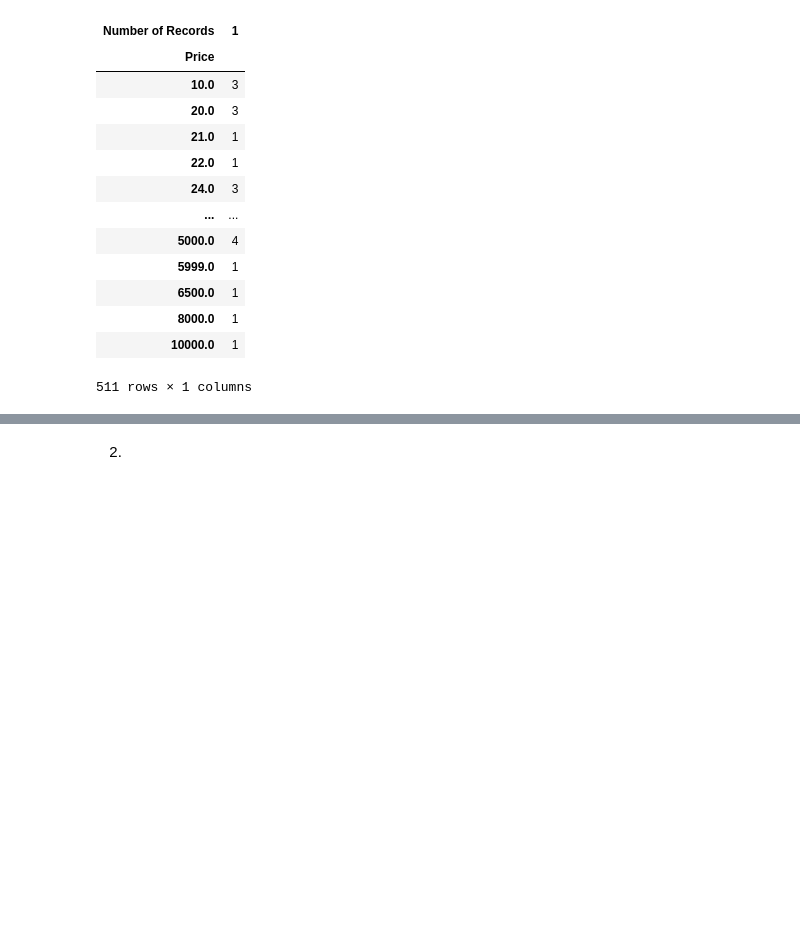
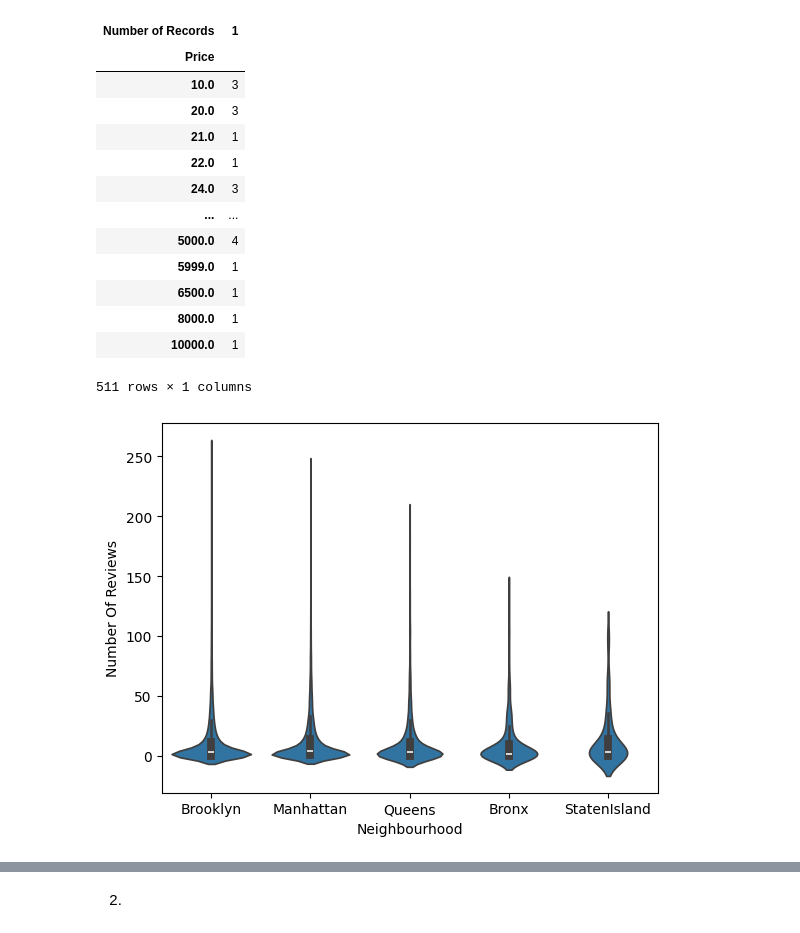
Before and after one commit to mchen899923/lab_hedonic_pricing, a Jupyter notebook: lab_notebook.ipynb, the cells around one changed output, grey strips where cells are left out. Cells and saved outputs as stored; diff of their text form; code cells hidden in the pictures; blank space fills up the shorter version.

```diff
--- a/lab_notebook.ipynb
+++ b/lab_notebook.ipynb
@@ -156,3 +158,8 @@ pd.crosstab(airbnb2_df['Price'], airbnb2_df['Number of Records']) #Crosstab
 | 8000.0 | 1 |
 | 10000.0 | 1 |
 511 rows × 1 columns
+# %%
+sns.violinplot(data=airbnb2_df, x='Neighbourhood', y="Number Of Reviews") #Create a plot with a grouping variable
+plt.show()
+# %% [output]
+[figure, added]
```
Also changed, not shown: parts of 5 cells of this notebook.
